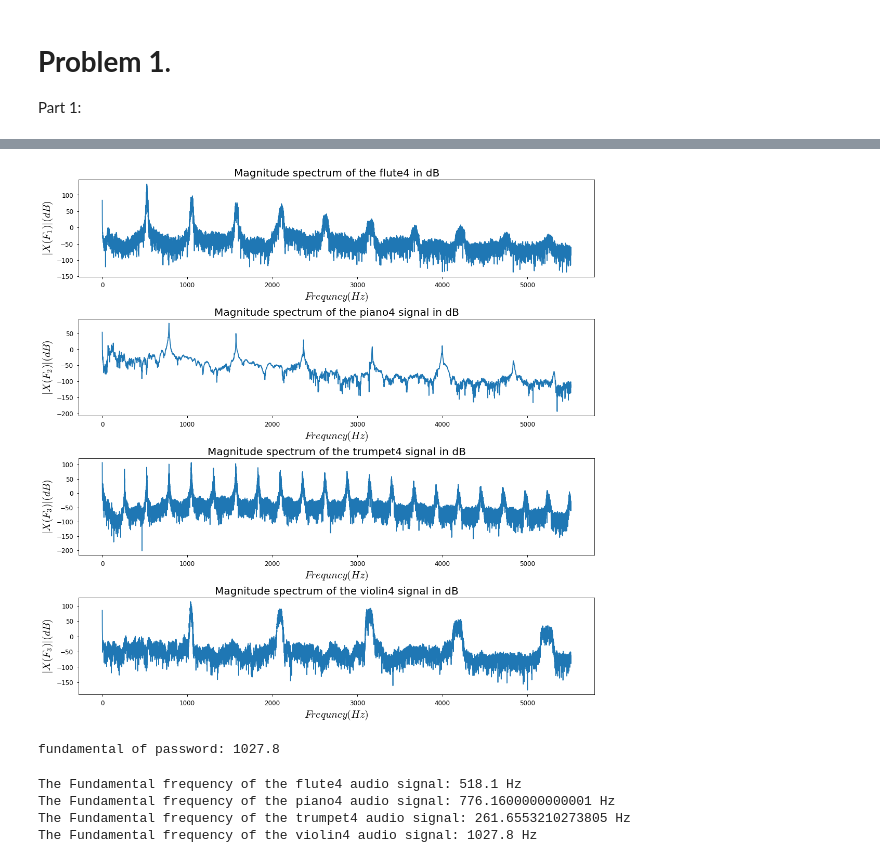
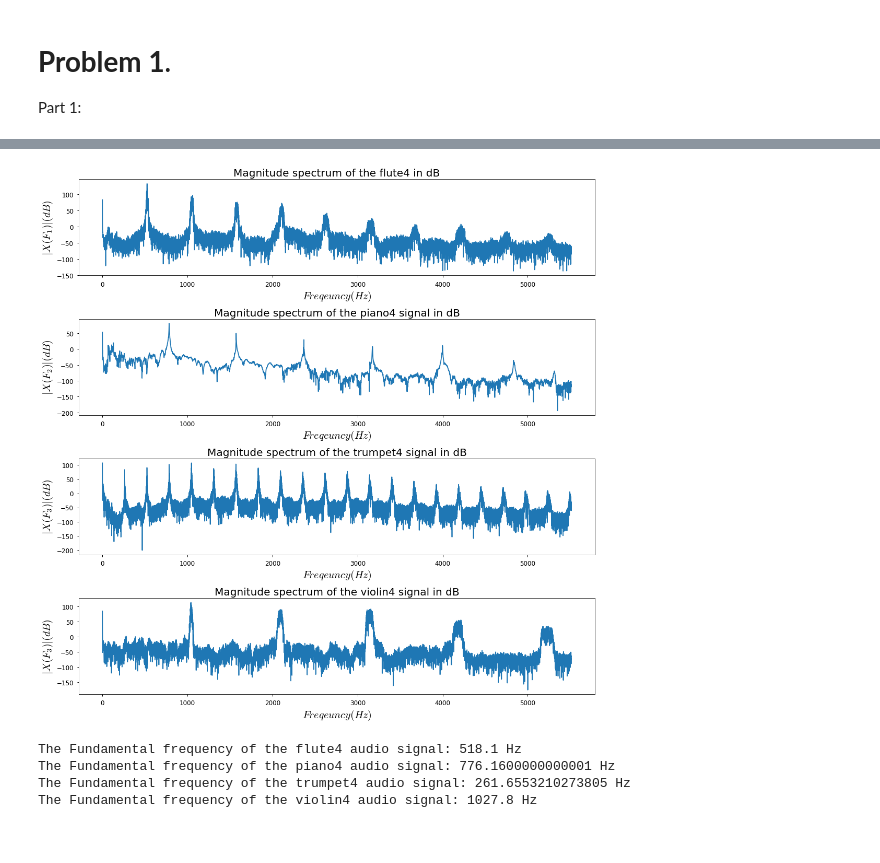
Before and after one commit to Harsha1569/DSP_Lab, a Jupyter notebook: Experiment_3/Experiment_3.ipynb, the cells around one changed output, grey strips where cells are left out. Cells and saved outputs as stored; diff of their text form; code cells hidden in the pictures.

```diff
--- a/Experiment_3/Experiment_3.ipynb
+++ b/Experiment_3/Experiment_3.ipynb
@@ -109,38 +109,21 @@ fig.savefig('fig2.png')
 # %%
 title = ['Magnitude spectrum of the flute4 in dB','Magnitude spectrum of the piano4 signal in dB','Magnitude spectrum of the trumpet4 signal in dB','Magnitude spectrum of the violin4 signal in dB']
 fig, axs = plt.subplots(4, figsize=(15,15))
 def plot_signal(x, y, xaxis_label=None, yaxis_label=None, row=None):
     axs[row].plot(x, y)
     axs[row].set_title(title[row], fontsize = 20)
     axs[row].set_xlabel(xaxis_label, fontsize = 20)
     axs[row].set_ylabel(yaxis_label, fontsize = 20)
     axs[row].tick_params(axis="both", labelsize = 12)
     fig.tight_layout()
 
-plot_signal(frequency_1, magnitude_spectrum_1, xaxis_label=r'$Frequncy(Hz)$', yaxis_label=r'$|X(F_1)|(dB)$', row=0)
-plot_signal(frequency_2, magnitude_spectrum_2, xaxis_label=r'$Frequncy(Hz)$', yaxis_label=r'$|X(F_2)|(dB)$', row=1)
-plot_signal(frequency_3, magnitude_spectrum_3, xaxis_label=r'$Frequncy(Hz)$', yaxis_label=r'$|X(F_3)|(dB)$', row=2)
-plot_signal(frequency_4, magnitude_spectrum_4, xaxis_label=r'$Frequncy(Hz)$', yaxis_label=r'$|X(F_3)|(dB)$', row=3)
+plot_signal(frequency_1, magnitude_spectrum_1, xaxis_label=r'$Freqeuncy(Hz)$', yaxis_label=r'$|X(F_1)|(dB)$', row=0)
+plot_signal(frequency_2, magnitude_spectrum_2, xaxis_label=r'$Freqeuncy(Hz)$', yaxis_label=r'$|X(F_2)|(dB)$', row=1)
+plot_signal(frequency_3, magnitude_spectrum_3, xaxis_label=r'$Freqeuncy(Hz)$', yaxis_label=r'$|X(F_3)|(dB)$', row=2)
+plot_signal(frequency_4, magnitude_spectrum_4, xaxis_label=r'$Freqeuncy(Hz)$', yaxis_label=r'$|X(F_3)|(dB)$', row=3)
 fig.savefig('fig1.png')
 # %% [output]
-[figure, old version]
+[figure, new version]
-# %%
-TRACK1 = fft(track1)
-max_val = np.max(np.abs(TRACK1))
-TRACK1 = TRACK1/max_val
-
-for i in range (len(TRACK1)):
-  if np.abs(TRACK1[i])<=0.1:
-    TRACK1[i]=0;
-  else:
-    if i==0:
-      TRACK1[i]=0
-
-TRACK1_peaks = sp.find_peaks(np.abs(TRACK1))[0]
-fundamental_frequency = (TRACK1_peaks[0]/len(TRACK1)) *Fs1
-print('fundamental of password:', fundamental_frequency)
-# %% [output]
-fundamental of password: 1027.8
 # %%
 def find_ff(track, frequency):
   TRACK = fft(track)
```
Also changed, not shown: parts of 6 cells of this notebook.
